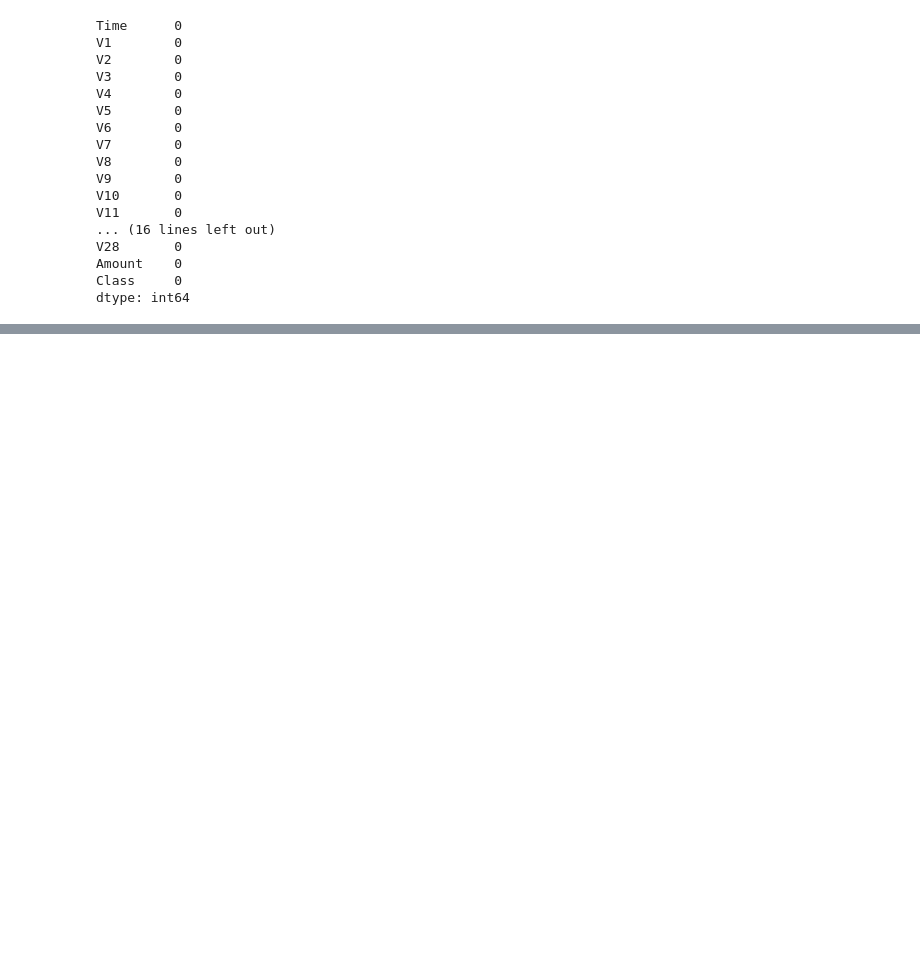
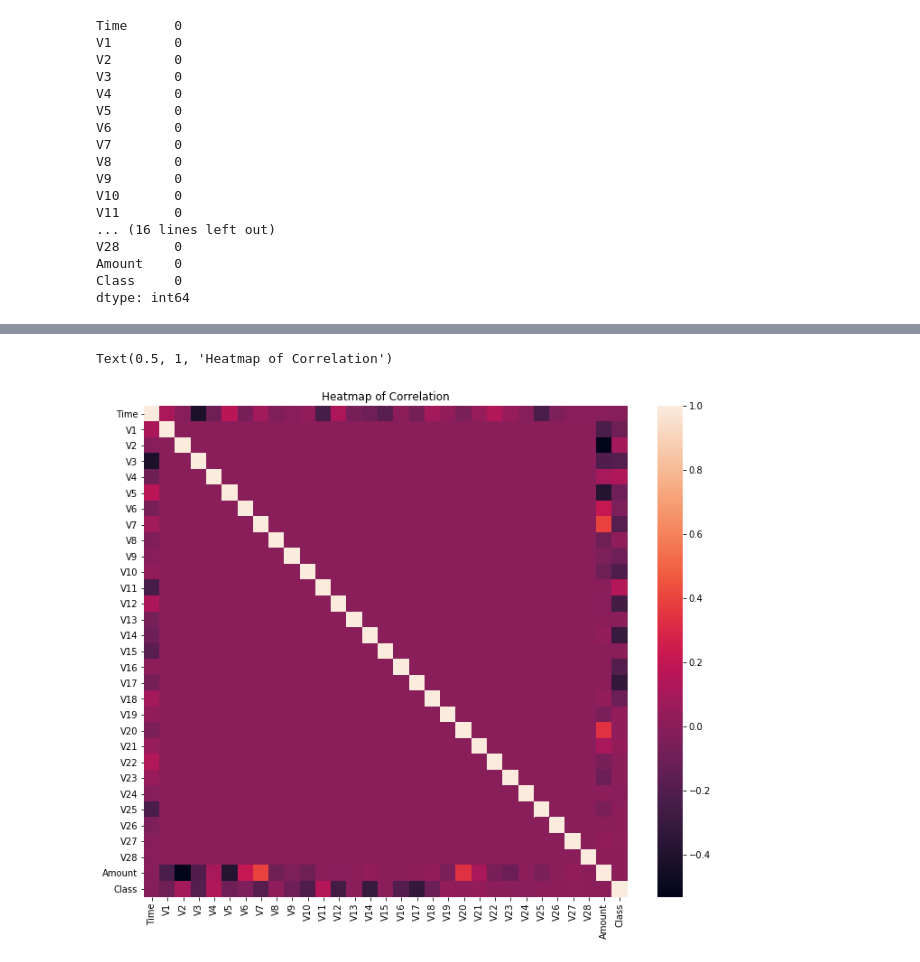
Before and after one commit to elsajun/CC-Fraud-Detection, a Jupyter notebook: Fraud Detection.ipynb, the cells around one changed output, grey strips where cells are left out. Cells and saved outputs as stored; diff of their text form; code cells hidden in the pictures; blank space fills up the shorter version.

```diff
--- a/Fraud Detection.ipynb
+++ b/Fraud Detection.ipynb
@@ -177,0 +144,9 @@ TypeError: '<' not supported between instances of 'int' and 'str'
+# %%
+#heatmap
+corr = df.corr()
+plt.figure(figsize=(12,10))
+heat = sns.heatmap(data=corr)
+plt.title('Heatmap of Correlation')
+# %% [output]
+Text(0.5, 1, 'Heatmap of Correlation')
+[figure, added]
```
Also changed, not shown: parts of 21 cells of this notebook.
